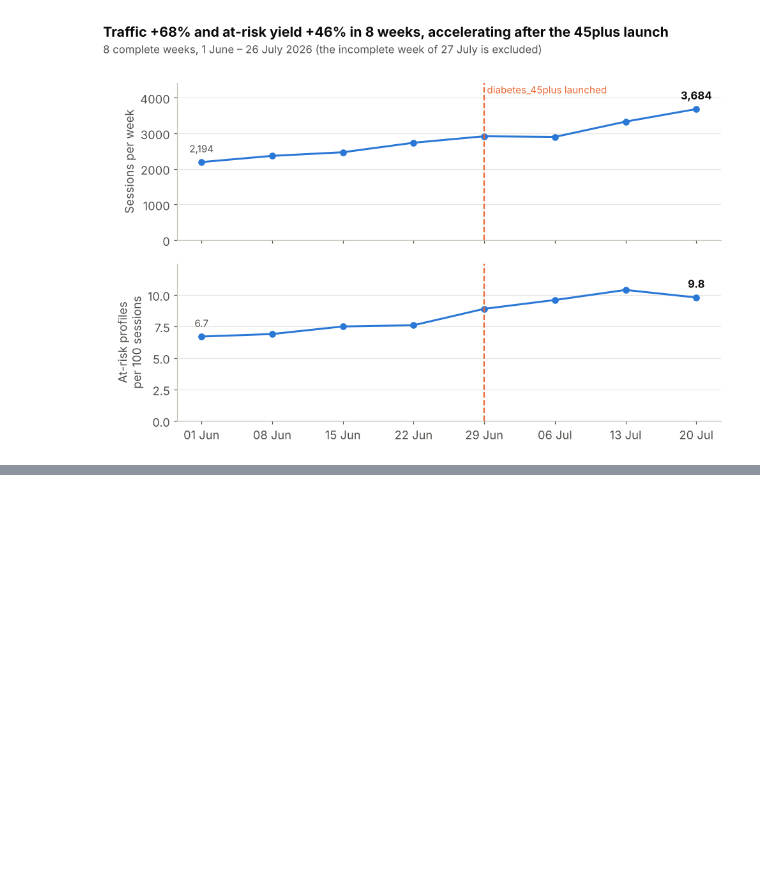
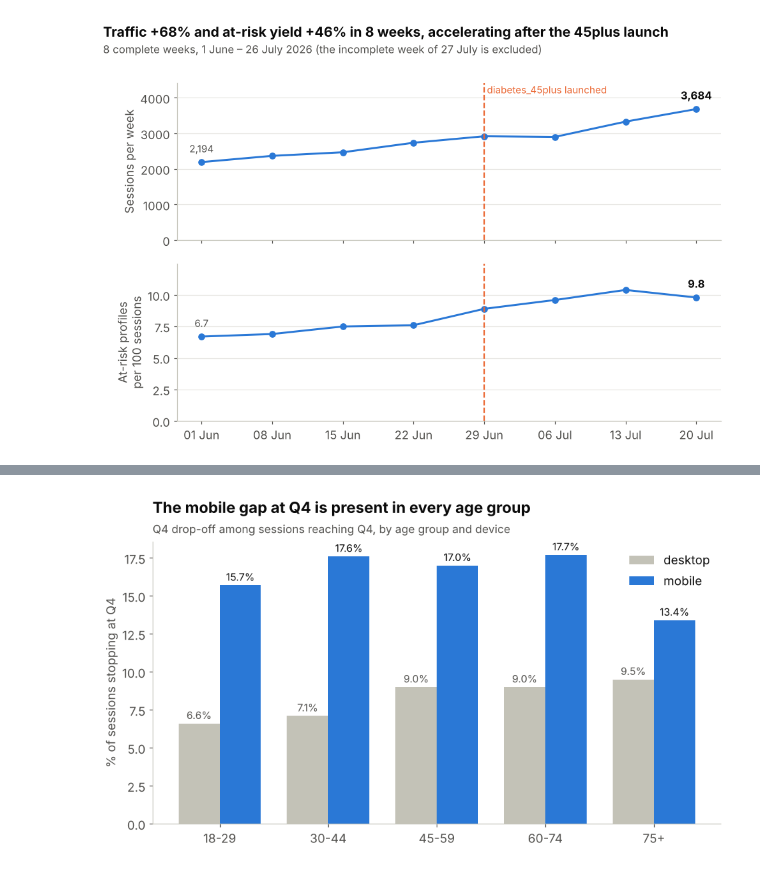
Before and after one commit to souhahabibi-SH/Doctoome_case, a Jupyter notebook: notebook/analysis.ipynb, the cells around one changed output, grey strips where cells are left out. Cells and saved outputs as stored; diff of their text form; code cells hidden in the pictures; blank space fills up the shorter version.

```diff
--- a/notebook/analysis.ipynb
+++ b/notebook/analysis.ipynb
@@ -80,7 +95,7 @@ Show a few rows of each table to understand their content.
 # Step 3: show the first 5 rows of each table
 for t in tables:
     print(f"===== {t} =====")
-    display(con.execute(f"SELECT * FROM '../data/{t}.parquet' LIMIT 5").df())
+    display(con.execute(f"SELECT * FROM 'data/{t}.parquet' LIMIT 5").df())
 # %% [output]
 ===== visitors =====
 |  | visitor_id | birth_year | gender | region | first_seen_at |
@@ -137,7 +152,7 @@ For each column: min, max, approximate number of distinct values, % of missing v
 # Step 4: SUMMARIZE gives a statistical profile of every column
 for t in tables:
     print(f"===== {t} =====")
-    display(con.execute(f"SUMMARIZE SELECT * FROM '../data/{t}.parquet'").df()
+    display(con.execute(f"SUMMARIZE SELECT * FROM 'data/{t}.parquet'").df()
             [["column_name", "min", "max", "approx_unique", "null_percentage"]])
 # %% [output]
 ===== visitors =====
@@ -1392,0 +1498,25 @@ plt.show()
+# %%
+# Step 37a: sessions that reached Q4 (3 questions answered), mobile vs desktop
+q4 = con.execute("""
+    SELECT device_type, age_group, acquisition_source, is_returning_visitor,
+           (nb_questions_answered = 3 AND NOT is_completed)::INT AS stopped_at_q4
+    FROM session_summary
+    WHERE nb_questions_answered >= 3 AND device_type IN ('mobile', 'desktop')
+""").df()
+
+# 1) Is the audience different? Profile of the sessions reaching Q4, by device
+profile = q4.assign(
+    aged_45_plus = q4.age_group.isin(["45-59", "60-74", "75+"]),
+    paid_source  = q4.acquisition_source.isin(["google_ads", "social"]),
+).groupby("device_type")[["aged_45_plus", "paid_source", "is_returning_visitor"]].mean().mul(100).round(1)
+display(profile)
+
+# 2) Q4 drop-off, mobile vs desktop, within each group of each dimension
+def q4_gap(dim):
+    t = q4.pivot_table(index=dim, columns="device_type", values="stopped_at_q4", aggfunc="mean").mul(100)
+    t["n"] = q4.groupby(dim).size()
+    t["gap_pts"] = t["mobile"] - t["desktop"]
+    return t.round(1)
+
+for dim in ["age_group", "acquisition_source", "is_returning_visitor"]:
+    display(q4_gap(dim))
@@ -1392,0 +1595,17 @@ plt.show()
+# %%
+# Step 37c: chart 7 – the Q4 gap holds in every age group
+gap_age = q4_gap("age_group").drop(index=["<18", "unknown"], errors="ignore")
+fig, ax = plt.subplots(figsize=(10, 5))
+x = np.arange(len(gap_age)); w = 0.38
+ax.bar(x - w/2, gap_age["desktop"], w, color=GREY, label="desktop")
+ax.bar(x + w/2, gap_age["mobile"],  w, color=BLUE, label="mobile")
+for i, (dsk, mob) in enumerate(zip(gap_age["desktop"], gap_age["mobile"])):
+    ax.text(i - w/2, dsk + 0.3, f"{dsk:.1f}%", ha="center", fontsize=10, color=TEXT2)
+    ax.text(i + w/2, mob + 0.3, f"{mob:.1f}%", ha="center", fontsize=10, color=TEXT)
+ax.set_xticks(x, gap_age.index); ax.set_ylabel("% of sessions stopping at Q4")
+ax.legend(frameon=False, loc="upper right")
+add_title(ax, "The mobile gap at Q4 is present in every age group",
+          "Q4 drop-off among sessions reaching Q4, by age group and device")
+save(fig, "07_q4_gap_by_age"); plt.show()
+# %% [output]
+[figure, added]
```
Also changed, not shown: parts of 51 cells of this notebook, 10 other files.
